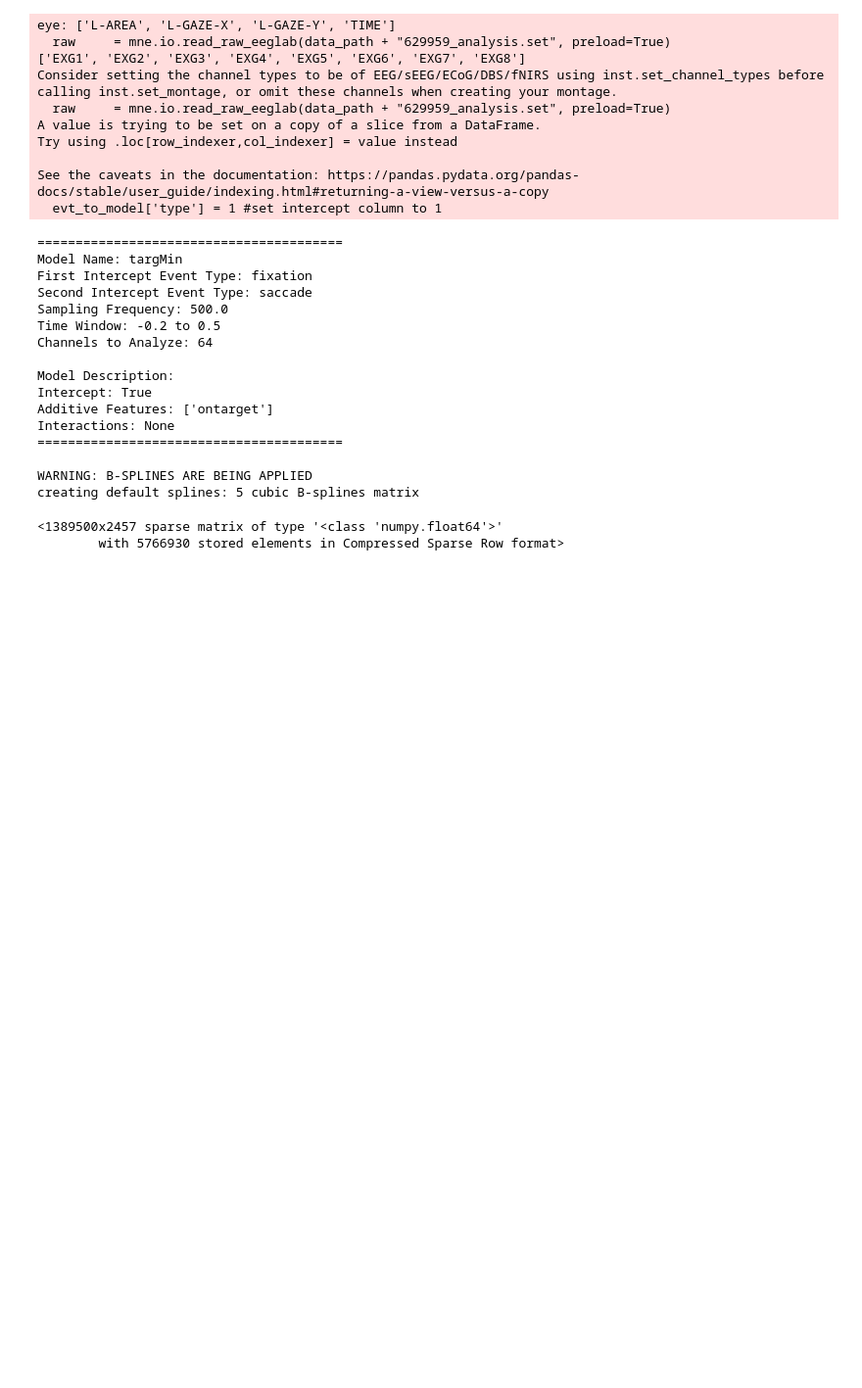
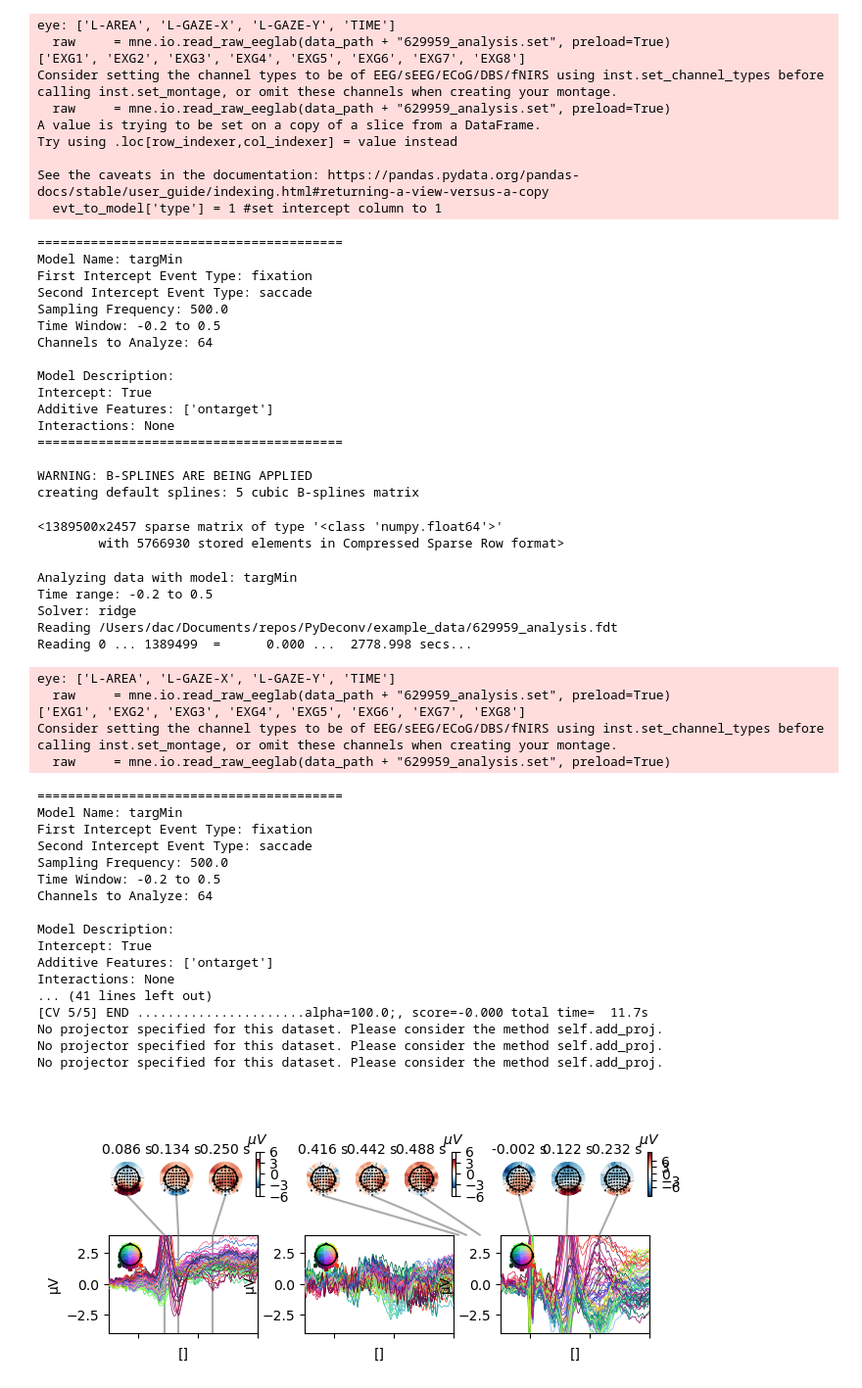
Before and after one commit to incubodac/PyDeconv, a Jupyter notebook: test.ipynb, the cells around one changed output. Shown at 98% size. Drawn from its saved outputs; the diff is of its cells as text; code cells hidden in the pictures; blank space fills up the shorter version.

Commit message:
work in progress plots

```diff
--- a/test.ipynb
+++ b/test.ipynb
@@ -78,3 +78,80 @@ X_design
 # %% [output]
 <1389500x2457 sparse matrix of type '<class 'numpy.float64'>'
         with 5766930 stored elements in Compressed Sparse Row format>
+# %%
+
+import pandas as pd
+import mne
+from pydeconv.utils import *
+from pydeconv import *
+from sklearn.model_selection import KFold, GridSearchCV
+from sklearn.metrics import mean_squared_error
+
+
+# Load parameter, data and features
+#==================================
+data_path = "./example_data/"
+settings = analyze_data()
+features = pd.read_csv(data_path + "629959_full_metadata.csv")
+raw     = mne.io.read_raw_eeglab(data_path + "629959_analysis.set", preload=True)
+
+# Initialize the model
+#=====================
+rERP_model = PyDeconv(settings = settings , features = features, eeg = raw)
+X_design = rERP_model.create_matrix()
+y_data   = rERP_model.get_nonzero_data()
+
+# Model Selection
+#================
+solver = rERP_model.estimator
+num_folds = 5
+alphas = np.linspace(5, 100, 6)
+param_grid = {'alpha': alphas.tolist()}
+# Create StratifiedKFold object
+kf = KFold(n_splits=num_folds)
+# Perform grid search with cross-validation
+grid_search = GridSearchCV(estimator=solver, param_grid=param_grid, scoring='neg_mean_squared_error', cv=kf,verbose=5)
+grid_search.fit(X_design, y_data)
+# rERP_model.estimator.set_params(alpha = 40)
+# rERP_model.fit(X_design, y_data)
+
+# # Extract results
+# #================
+cv_results = grid_search.cv_results_
+best_model = grid_search.best_estimator_
+rERP_model.coef_ = best_model.coef_
+
+fig = rERP_model.plot_coefs()
+plt.show()
+
+# rERP_model.coef_.shape
+# rERP_model.plot_coefs()
+# %% [output]
+Analyzing data with model: targMin
+Time range: -0.2 to 0.5
+Solver: ridge
+Reading /Users/dac/Documents/repos/PyDeconv/example_data/629959_analysis.fdt
+Reading 0 ... 1389499  =      0.000 ...  2778.998 secs...
+eye: ['L-AREA', 'L-GAZE-X', 'L-GAZE-Y', 'TIME']
+  raw     = mne.io.read_raw_eeglab(data_path + "629959_analysis.set", preload=True)
+['EXG1', 'EXG2', 'EXG3', 'EXG4', 'EXG5', 'EXG6', 'EXG7', 'EXG8']
+Consider setting the channel types to be of EEG/sEEG/ECoG/DBS/fNIRS using inst.set_channel_types before calling inst.set_montage, or omit these channels when creating your montage.
+  raw     = mne.io.read_raw_eeglab(data_path + "629959_analysis.set", preload=True)
+========================================
+Model Name: targMin
+First Intercept Event Type: fixation
+Second Intercept Event Type: saccade
+Sampling Frequency: 500.0
+Time Window: -0.2 to 0.5
+Channels to Analyze: 64
+
+Model Description:
+Intercept: True
+Additive Features: ['ontarget']
+Interactions: None
+... (41 lines left out)
+[CV 5/5] END ......................alpha=100.0;, score=-0.000 total time=  11.7s
+No projector specified for this dataset. Please consider the method self.add_proj.
+No projector specified for this dataset. Please consider the method self.add_proj.
+No projector specified for this dataset. Please consider the method self.add_proj.
+[figure, added]
```
Also changed, not shown: parts of 2 cells of this notebook, 4 other files.
